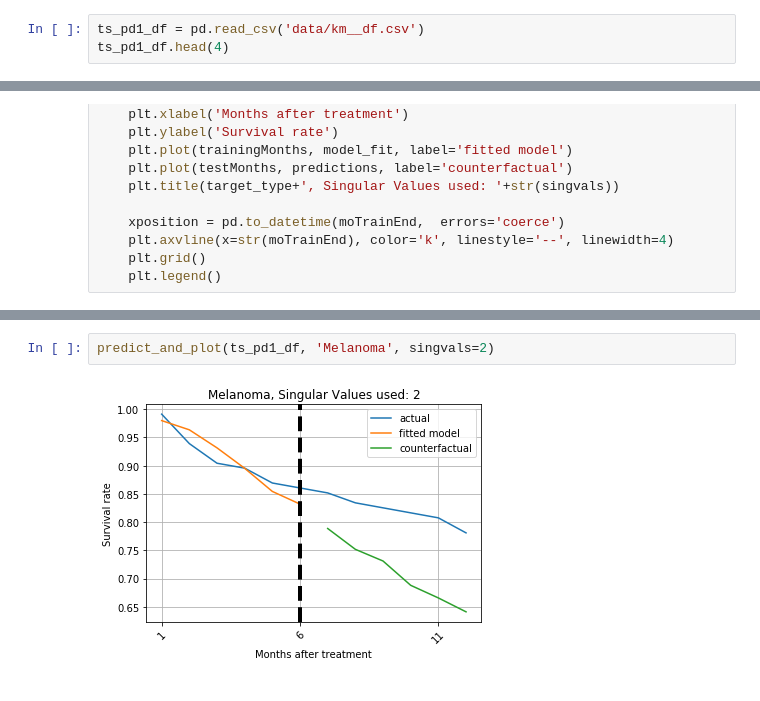
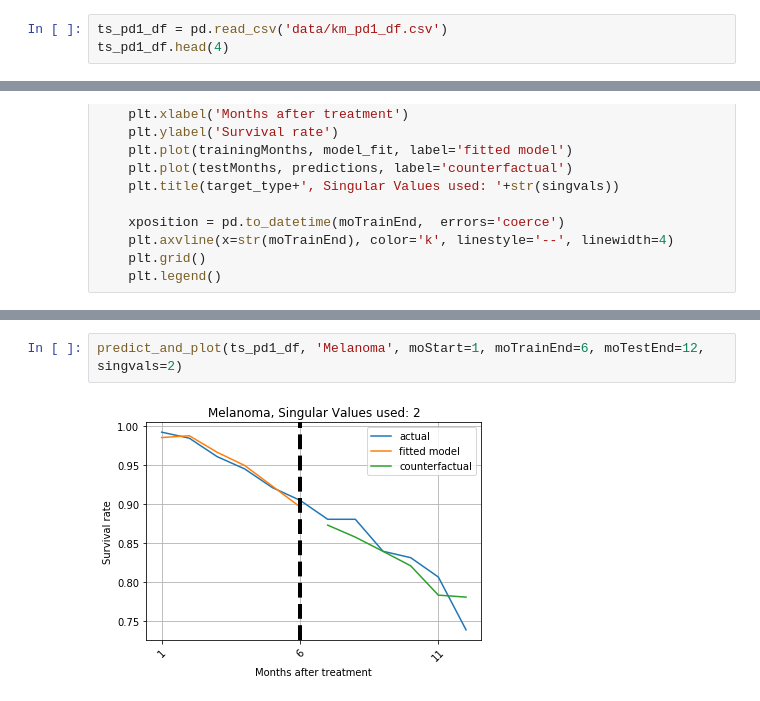
Before and after one commit to changhw01/gemini, a Jupyter notebook: 2021_01_04_sc.ipynb, the cells around one changed output, grey strips where cells are left out. Drawn from its saved outputs; the diff is of its cells as text.

```diff
--- a/2021_01_04_sc.ipynb
+++ b/2021_01_04_sc.ipynb
@@ -12,6 +12,6 @@ import pandas as pd
 from tslib.src import tsUtils
 from tslib.src.synthcontrol.syntheticControl import RobustSyntheticControl
 # %%
-ts_pd1_df = pd.read_csv('data/km__df.csv')
+ts_pd1_df = pd.read_csv('data/km_pd1_df.csv')
 ts_pd1_df.head(4)
 # %% [output]
@@ -89,4 +102,4 @@ predict_and_plot(ts_pd1_df, 'Non-Small Cell Lung Cancer', singvals=2)
 # %%
-predict_and_plot(ts_pd1_df, 'Melanoma', singvals=2)
+predict_and_plot(ts_pd1_df, 'Melanoma', moStart=1, moTrainEnd=6, moTestEnd=12, singvals=2)
 # %% [output]
-[figure, old version]
+[figure, new version]
```
Also changed, not shown: parts of 12 cells of this notebook, 6 other files.
